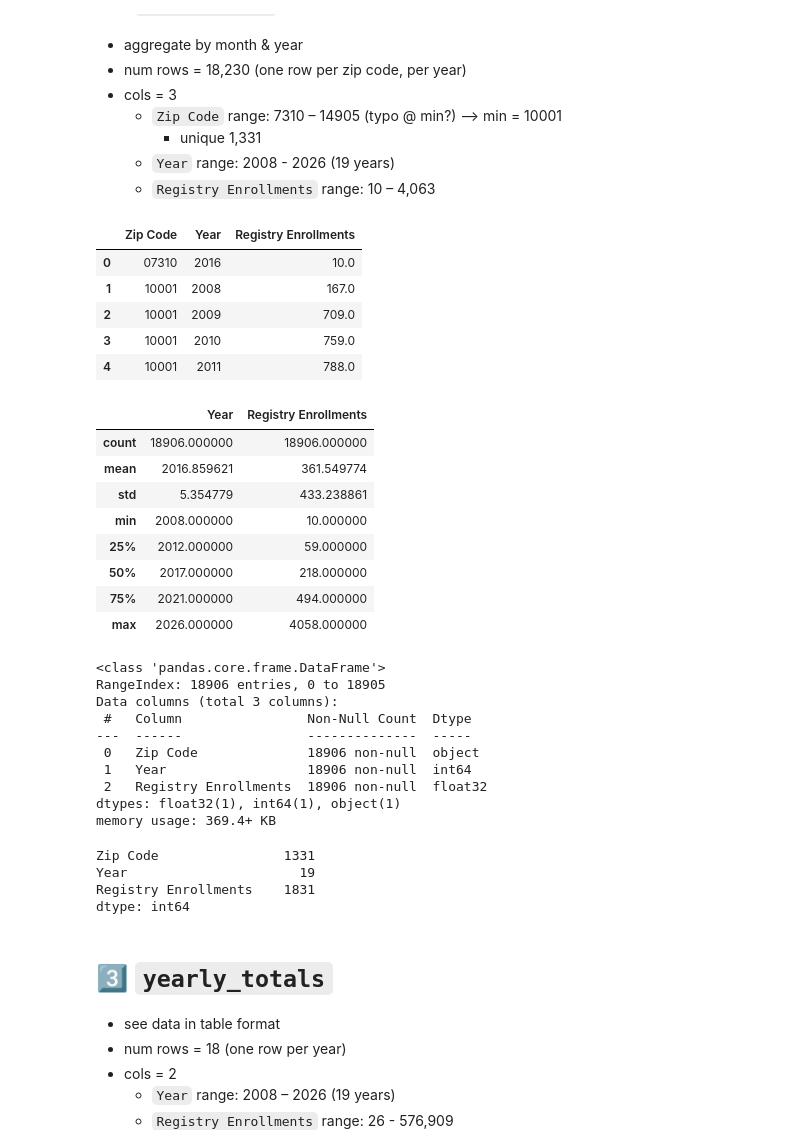
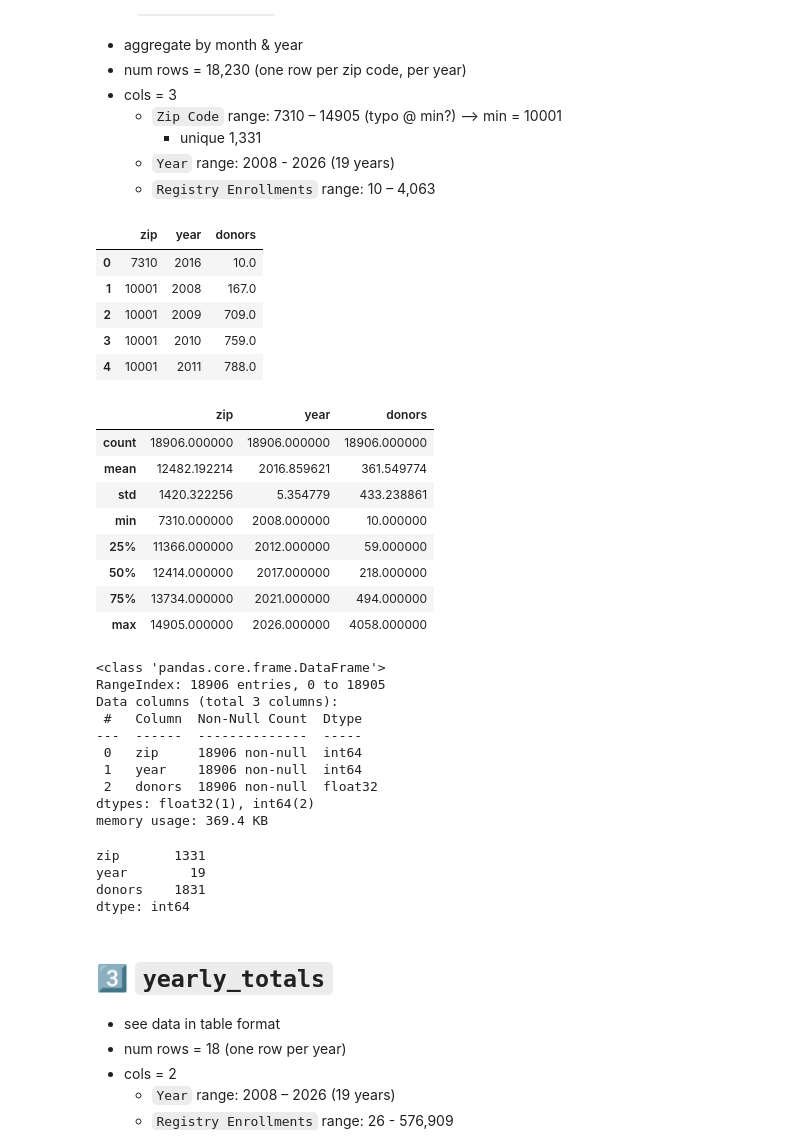
Before and after one commit to slp22/nys_donate_life, a Jupyter notebook: NYS Donate Life_start.ipynb, the cells around one changed output. Drawn from its saved outputs; the diff is of its cells as text; code cells hidden in the pictures.

```diff
--- a/NYS Donate Life_start.ipynb
+++ b/NYS Donate Life_start.ipynb
@@ -97,3 +107,10 @@ dtype: int64
+# %%
+# rename columns
+donate_df.rename(columns={
+    'Zip Code': 'zip',
+    'Year': 'year',
+    'Month': 'month',
+    'Registry Enrollments': 'donors'}, inplace=True)
 # %%
 # check for missing data
 missing_values = donate_df.isna().sum()
@@ -144,13 +161,13 @@ Duplicates Sum: 794.0
 # aggregate data by month & year
 yearly_df = (
     donate_df
-    .groupby(['Zip Code', 'Year'], as_index=False)
-    .agg({'Registry Enrollments': 'sum'}))
+    .groupby(['zip', 'year'], as_index=False)
+    .agg({'donors': 'sum'}))
 # %%
-yearly_df.head().sort_values('Zip Code', ascending=True )
+yearly_df.head().sort_values('zip', ascending=True )
 # %% [output]
-|  | Zip Code | Year | Registry Enrollments |
-| 0 | 07310 | 2016 | 10.0 |
+|  | zip | year | donors |
+| 0 | 7310 | 2016 | 10.0 |
 | 1 | 10001 | 2008 | 167.0 |
 | 2 | 10001 | 2009 | 709.0 |
 | 3 | 10001 | 2010 | 759.0 |
@@ -158,34 +175,34 @@ yearly_df.head().sort_values('Zip Code', ascending=True )
 # %%
 yearly_df.describe()
 # %% [output]
-|  | Year | Registry Enrollments |
-| count | 18906.000000 | 18906.000000 |
-| mean | 2016.859621 | 361.549774 |
-| std | 5.354779 | 433.238861 |
-| min | 2008.000000 | 10.000000 |
-| 25% | 2012.000000 | 59.000000 |
-| 50% | 2017.000000 | 218.000000 |
-| 75% | 2021.000000 | 494.000000 |
-| max | 2026.000000 | 4058.000000 |
+|  | zip | year | donors |
+| count | 18906.000000 | 18906.000000 | 18906.000000 |
+| mean | 12482.192214 | 2016.859621 | 361.549774 |
+| std | 1420.322256 | 5.354779 | 433.238861 |
+| min | 7310.000000 | 2008.000000 | 10.000000 |
+| 25% | 11366.000000 | 2012.000000 | 59.000000 |
+| 50% | 12414.000000 | 2017.000000 | 218.000000 |
+| 75% | 13734.000000 | 2021.000000 | 494.000000 |
+| max | 14905.000000 | 2026.000000 | 4058.000000 |
 # %%
 yearly_df.info()
 # %% [output]
 <class 'pandas.core.frame.DataFrame'>
 RangeIndex: 18906 entries, 0 to 18905
 Data columns (total 3 columns):
- #   Column                Non-Null Count  Dtype
----  ------                --------------  -----
- 0   Zip Code              18906 non-null  object
- 1   Year                  18906 non-null  int64
- 2   Registry Enrollments  18906 non-null  float32
-dtypes: float32(1), int64(1), object(1)
-memory usage: 369.4+ KB
+ #   Column  Non-Null Count  Dtype
+---  ------  --------------  -----
+ 0   zip     18906 non-null  int64
+ 1   year    18906 non-null  int64
+ 2   donors  18906 non-null  float32
+dtypes: float32(1), int64(2)
+memory usage: 369.4 KB
 # %%
 yearly_df.nunique()
 # %% [output]
-Zip Code                1331
-Year                      19
-Registry Enrollments    1831
+zip       1331
+year        19
+donors    1831
 dtype: int64
 # %% [markdown]
 # 3️⃣ `yearly_totals`
```
Also changed, not shown: parts of 21 cells of this notebook, 6 other files.
